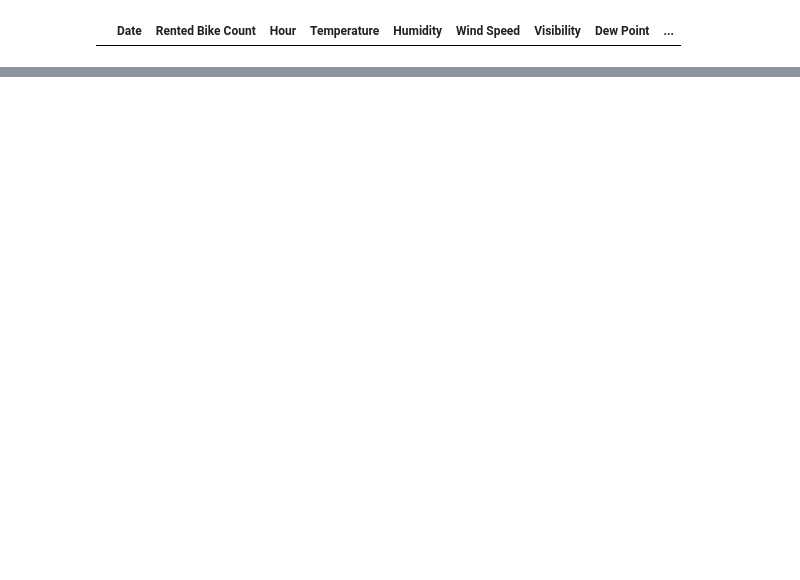
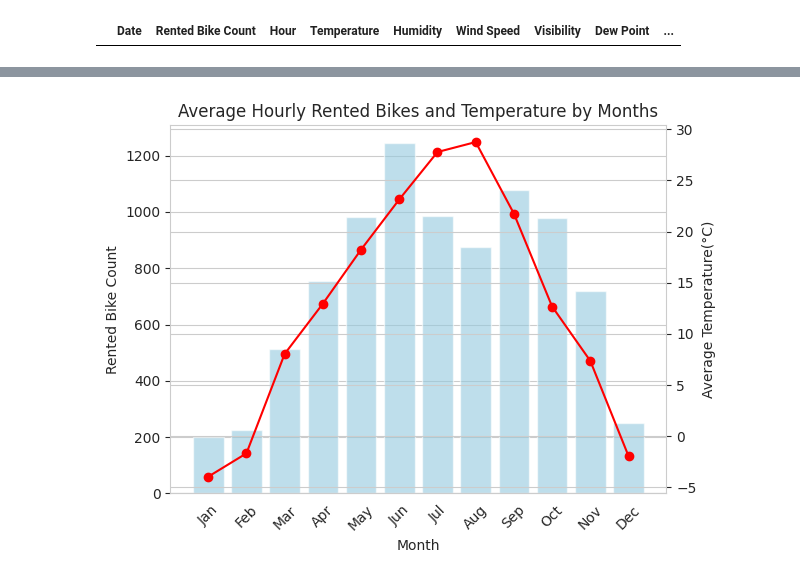
Before and after one commit to minjiontheroad/seoul-bike-demand, a Jupyter notebook: demand_analysis_seoulbike.ipynb, the cells around one changed output, grey strips where cells are left out. Saved outputs shown, nothing was run; the diff lists cells and outputs as text; code cells hidden in the pictures; blank space fills up the shorter version.

```diff
--- a/demand_analysis_seoulbike.ipynb
+++ b/demand_analysis_seoulbike.ipynb
@@ -75,0 +76,25 @@ df = df[df['Functioning Day'] == 'Yes'] #keep functioning days only
+# %%
+import seaborn as sns
+
+sns.set_style("whitegrid")
+
+fig, ax1 = plt.subplots()
+
+# Bar plot
+sns.barplot(data=bar_data, x='Month', y='Rented Bike Count', ax=ax1, color='skyblue', alpha=.6)
+sns.despine(left = True)
+ax1.set_ylabel('Rented Bike Count')
+
+# Line plot
+ax2 = ax1.twinx()
+ax2.plot(line_data['Month'], line_data['Temperature'], color='red', marker='o', label='Temperature')
+ax2.set_ylabel('Average Temperature(°C)')
+
+ax1.set_title('Average Hourly Rented Bikes and Temperature by Months')
+ax1.set_xticks(range(0,12))
+ax1.set_xticklabels(['Jan', 'Feb', 'Mar', 'Apr', 'May', 'Jun',
+                     'Jul', 'Aug', 'Sep', 'Oct', 'Nov', 'Dec'], rotation=45)
+fig.tight_layout()
+plt.show()
+# %% [output]
+[figure, added]
```
Also changed, not shown: parts of 27 cells of this notebook.
